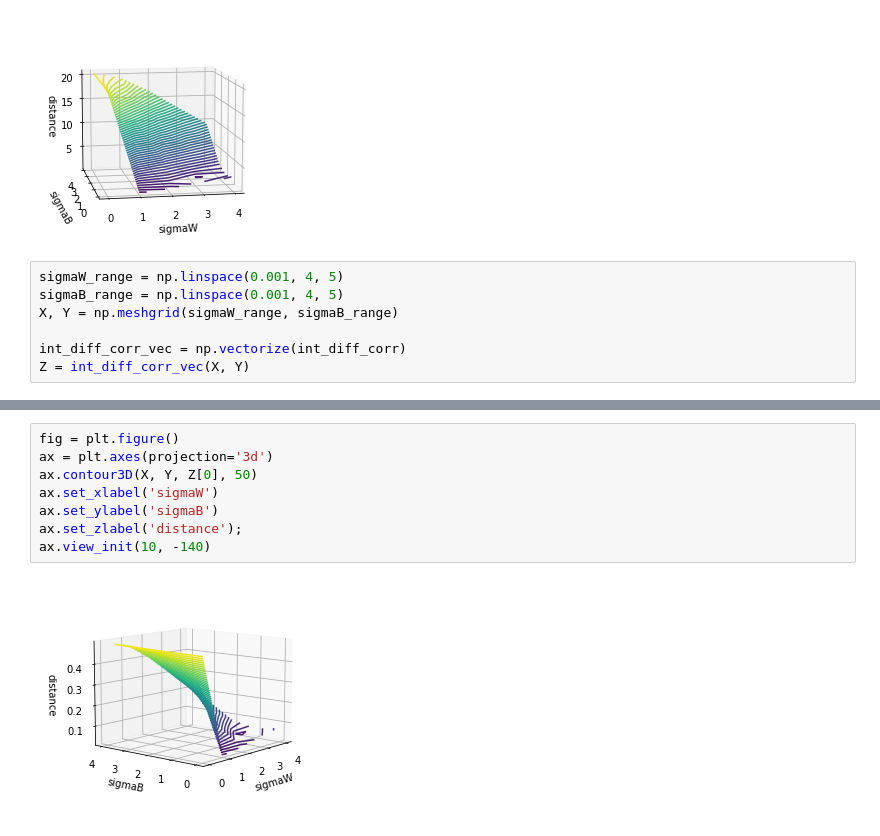
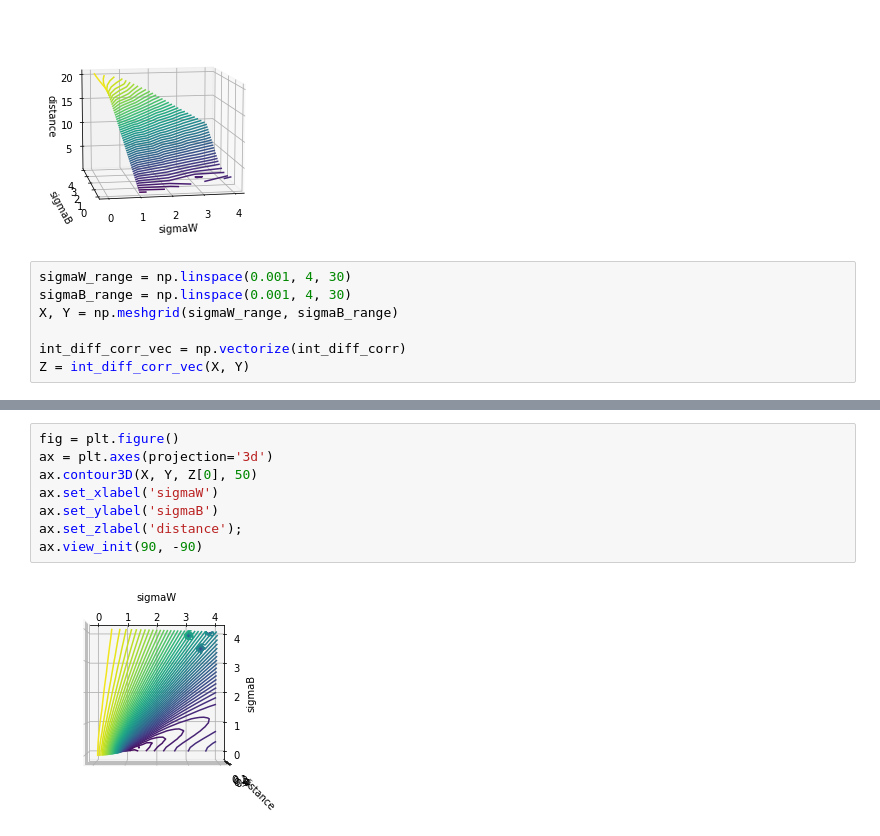
Before and after one commit to saroyas/deep_chaos, a Jupyter notebook: workbook1.ipynb, the cells around one changed output, grey strips where cells are left out. Drawn from its saved outputs; the diff is of its cells as text.

```diff
--- a/workbook1.ipynb
+++ b/workbook1.ipynb
@@ -131,8 +131,8 @@ ax.view_init(10, -100)
 # %% [output]
 [figure]
 # %%
-sigmaW_range = np.linspace(0.001, 4, 5)
-sigmaB_range = np.linspace(0.001, 4, 5)
+sigmaW_range = np.linspace(0.001, 4, 30)
+sigmaB_range = np.linspace(0.001, 4, 30)
 X, Y = np.meshgrid(sigmaW_range, sigmaB_range)
 
 int_diff_corr_vec = np.vectorize(int_diff_corr)
@@ -158,10 +192,10 @@ Z = int_diff_corr_vec(X, Y)
 # %%
 fig = plt.figure()
 ax = plt.axes(projection='3d')
 ax.contour3D(X, Y, Z[0], 50)
 ax.set_xlabel('sigmaW')
 ax.set_ylabel('sigmaB')
 ax.set_zlabel('distance');
-ax.view_init(10, -140)
+ax.view_init(90, -90)
 # %% [output]
-[figure, old version]
+[figure, new version]
```
Also changed, not shown: parts of 5 cells of this notebook, 1 other file.
